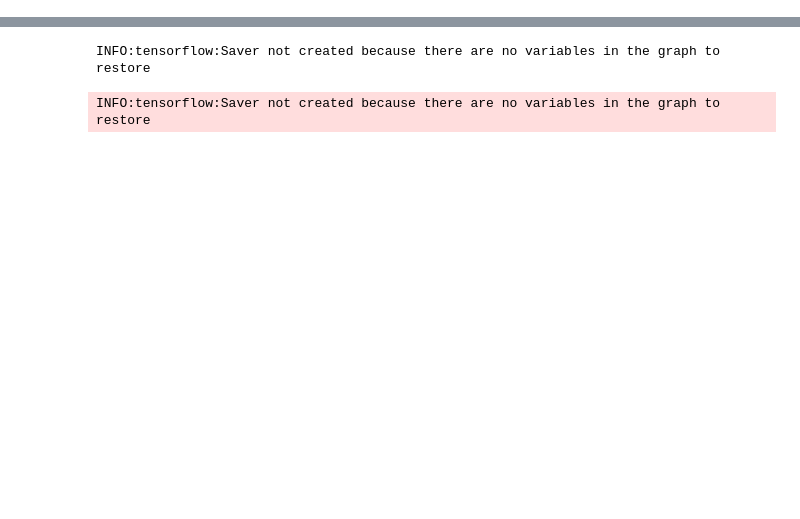
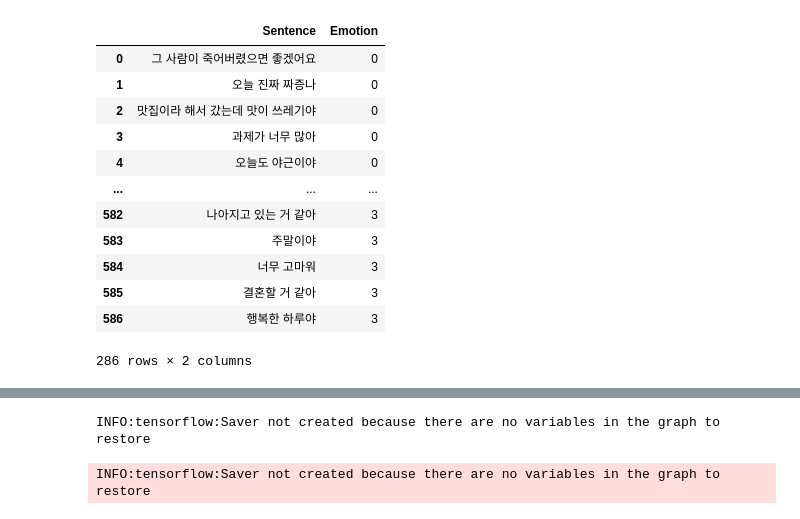
Before and after one commit to hyona-yu/LUX_AI_Speaker, a Jupyter notebook: capstone_Elmo.ipynb, the cells around one changed output, grey strips where cells are left out. Cells and saved outputs as stored; diff of their text form; code cells hidden in the pictures; blank space fills up the shorter version.

```diff
--- a/capstone_Elmo.ipynb
+++ b/capstone_Elmo.ipynb
@@ -91,5 +95,21 @@ from tensorflow.keras.preprocessing.text import Tokenizer
 from tensorflow.keras.preprocessing.sequence import pad_sequences
 import re
 # %%
-#data_ver1 = pd.read_csv('train.csv')
+data_ver1 = pd.read_csv('train.csv')
 data_ver2= pd.read_csv('train2.csv')
+data_ver2.drop(list(range(204,505)), inplace= True)
+data_ver2
+# %% [output]
+|  | Sentence | Emotion |
+| 0 | 그 사람이 죽어버렸으면 좋겠어요 | 0 |
+| 1 | 오늘 진짜 짜증나 | 0 |
+| 2 | 맛집이라 해서 갔는데 맛이 쓰레기야 | 0 |
+| 3 | 과제가 너무 많아 | 0 |
+| 4 | 오늘도 야근이야 | 0 |
+| ... | ... | ... |
+| 582 | 나아지고 있는 거 같아 | 3 |
+| 583 | 주말이야 | 3 |
+| 584 | 너무 고마워 | 3 |
+| 585 | 결혼할 거 같아 | 3 |
+| 586 | 행복한 하루야 | 3 |
+286 rows × 2 columns
```
Also changed, not shown: parts of 24 cells of this notebook.
